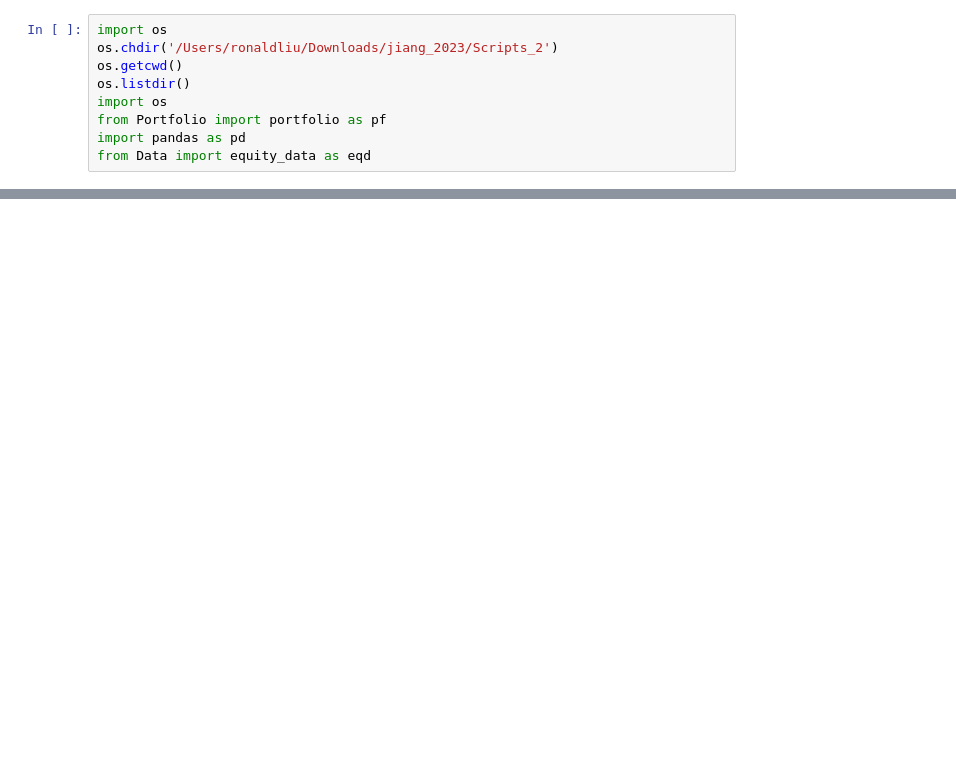
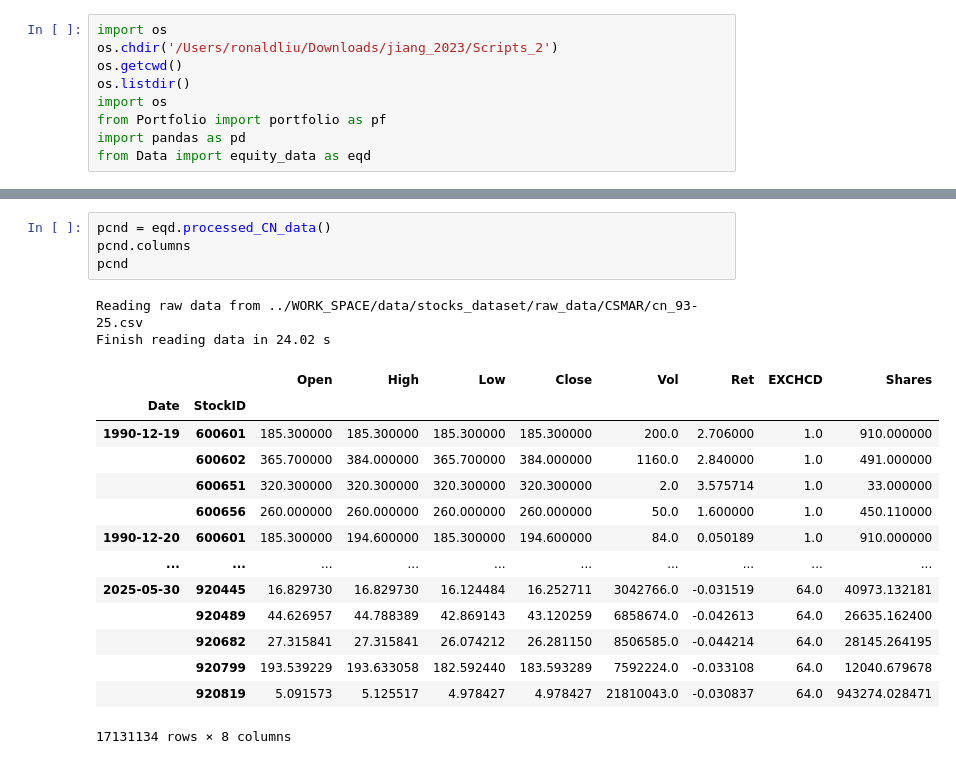
Before and after one commit to rliu4936/bob22, a Jupyter notebook: main.ipynb, the cells around one changed output, grey strips where cells are left out. Saved outputs shown, nothing was run; the diff lists cells and outputs as text; blank space fills up the shorter version.

```diff
--- a/main.ipynb
+++ b/main.ipynb
@@ -157,0 +74,21 @@ ModuleNotFoundError: No module named 'Experiments'
+# %%
+pcnd = eqd.processed_CN_data()
+pcnd.columns
+pcnd
+# %% [output]
+Reading raw data from ../WORK_SPACE/data/stocks_dataset/raw_data/CSMAR/cn_93-25.csv
+Finish reading data in 24.02 s
+|  |  | Open | High | Low | Close | Vol | Ret | EXCHCD | Shares |
+| Date | StockID |  |  |  |  |  |  |  |  |
+| 1990-12-19 | 600601 | 185.300000 | 185.300000 | 185.300000 | 185.300000 | 200.0 | 2.706000 | 1.0 | 910.000000 |
+|  | 600602 | 365.700000 | 384.000000 | 365.700000 | 384.000000 | 1160.0 | 2.840000 | 1.0 | 491.000000 |
+|  | 600651 | 320.300000 | 320.300000 | 320.300000 | 320.300000 | 2.0 | 3.575714 | 1.0 | 33.000000 |
+|  | 600656 | 260.000000 | 260.000000 | 260.000000 | 260.000000 | 50.0 | 1.600000 | 1.0 | 450.110000 |
+| 1990-12-20 | 600601 | 185.300000 | 194.600000 | 185.300000 | 194.600000 | 84.0 | 0.050189 | 1.0 | 910.000000 |
+| ... | ... | ... | ... | ... | ... | ... | ... | ... | ... |
+| 2025-05-30 | 920445 | 16.829730 | 16.829730 | 16.124484 | 16.252711 | 3042766.0 | -0.031519 | 64.0 | 40973.132181 |
+|  | 920489 | 44.626957 | 44.788389 | 42.869143 | 43.120259 | 6858674.0 | -0.042613 | 64.0 | 26635.162400 |
+|  | 920682 | 27.315841 | 27.315841 | 26.074212 | 26.281150 | 8506585.0 | -0.044214 | 64.0 | 28145.264195 |
+|  | 920799 | 193.539229 | 193.633058 | 182.592440 | 183.593289 | 7592224.0 | -0.033108 | 64.0 | 12040.679678 |
+|  | 920819 | 5.091573 | 5.125517 | 4.978427 | 4.978427 | 21810043.0 | -0.030837 | 64.0 | 943274.028471 |
+17131134 rows × 8 columns
```
Also changed, not shown: parts of 9 cells of this notebook, 11 other files.
